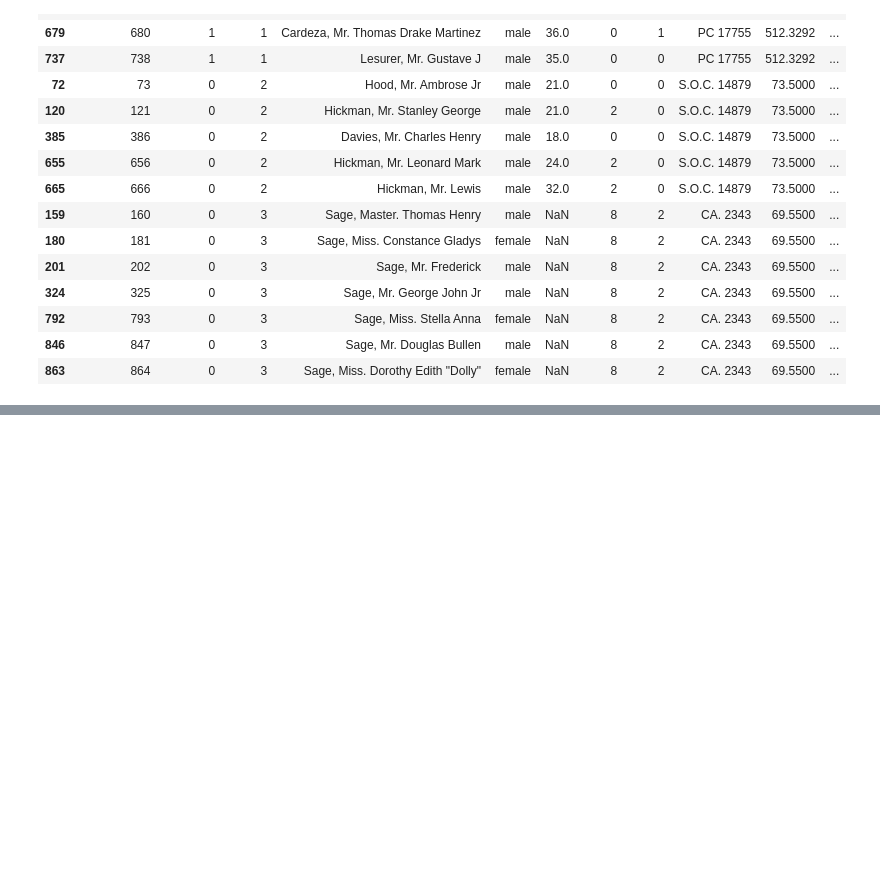
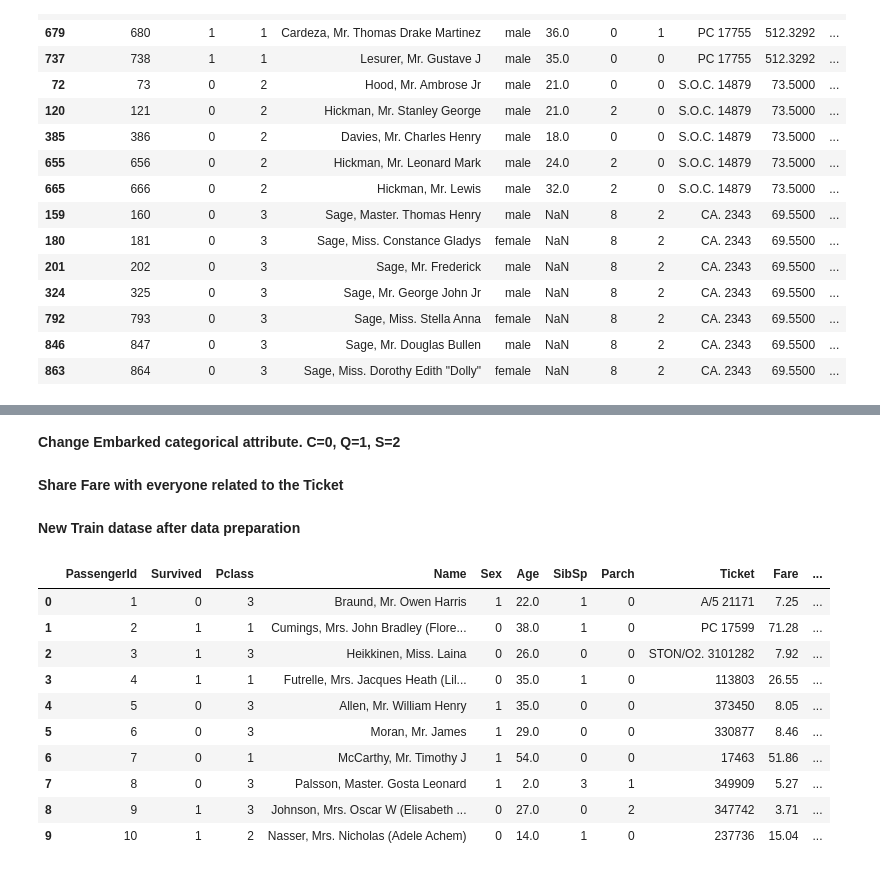
Before and after one commit to faustofcjr/artificial-intelligence, a Jupyter notebook: kaggle/titanic/base.ipynb, the cells around one changed output, grey strips where cells are left out. Cells and saved outputs as stored; diff of their text form; code cells hidden in the pictures; blank space fills up the shorter version.

```diff
--- a/kaggle/titanic/base.ipynb
+++ b/kaggle/titanic/base.ipynb
@@ -276,0 +330,7 @@ pd.concat([
+# %%
+age_mean = int(df_complete["Age"].mean())
+
+df_train["Age"].fillna(age_mean, inplace=True)
+df_test["Age"].fillna(age_mean, inplace=True)
+
+print("Mean age:", age_mean)
@@ -277,2 +341,36 @@ pd.concat([
 # %%
-# df_train_third["Fare"].max() / df_train_third["SibSp"]
+df_train.Sex = LabelEncoder().fit_transform(df_train.Sex)
+df_test.Sex = LabelEncoder().fit_transform(df_test.Sex)
+# %% [markdown]
+__Change Embarked categorical attribute. C=0, Q=1, S=2__
+# %%
+df_train.Embarked = LabelEncoder().fit_transform(df_train.Embarked)
+df_test.Embarked = LabelEncoder().fit_transform(df_test.Embarked)
+# %% [markdown]
+__Share Fare with everyone related to the Ticket__
+# %%
+tickets = df_train["Ticket"].unique()
+for tkt in tickets:
+    df_ticket = df_train[df_train["Ticket"] == tkt]
+
+    count = df_ticket["Ticket"].size
+    fare = df_ticket["Fare"]
+    fare_shared = round(fare / count, 2)
+
+    df_train.loc[df_train["Ticket"] == tkt, "Fare"] = fare_shared
+# %% [markdown]
+__New Train datase after data preparation__
+# %%
+df_train.head(10)
+# %% [output]
+|  | PassengerId | Survived | Pclass | Name | Sex | Age | SibSp | Parch | Ticket | Fare | ... |
+| 0 | 1 | 0 | 3 | Braund, Mr. Owen Harris | 1 | 22.0 | 1 | 0 | A/5 21171 | 7.25 | ... |
+| 1 | 2 | 1 | 1 | Cumings, Mrs. John Bradley (Flore... | 0 | 38.0 | 1 | 0 | PC 17599 | 71.28 | ... |
+| 2 | 3 | 1 | 3 | Heikkinen, Miss. Laina | 0 | 26.0 | 0 | 0 | STON/O2. 3101282 | 7.92 | ... |
+| 3 | 4 | 1 | 1 | Futrelle, Mrs. Jacques Heath (Lil... | 0 | 35.0 | 1 | 0 | 113803 | 26.55 | ... |
+| 4 | 5 | 0 | 3 | Allen, Mr. William Henry | 1 | 35.0 | 0 | 0 | 373450 | 8.05 | ... |
+| 5 | 6 | 0 | 3 | Moran, Mr. James | 1 | 29.0 | 0 | 0 | 330877 | 8.46 | ... |
+| 6 | 7 | 0 | 1 | McCarthy, Mr. Timothy J | 1 | 54.0 | 0 | 0 | 17463 | 51.86 | ... |
+| 7 | 8 | 0 | 3 | Palsson, Master. Gosta Leonard | 1 | 2.0 | 3 | 1 | 349909 | 5.27 | ... |
+| 8 | 9 | 1 | 3 | Johnson, Mrs. Oscar W (Elisabeth ... | 0 | 27.0 | 0 | 2 | 347742 | 3.71 | ... |
+| 9 | 10 | 1 | 2 | Nasser, Mrs. Nicholas (Adele Achem) | 0 | 14.0 | 1 | 0 | 237736 | 15.04 | ... |
```
Also changed, not shown: parts of 15 cells of this notebook, 1 other file.
